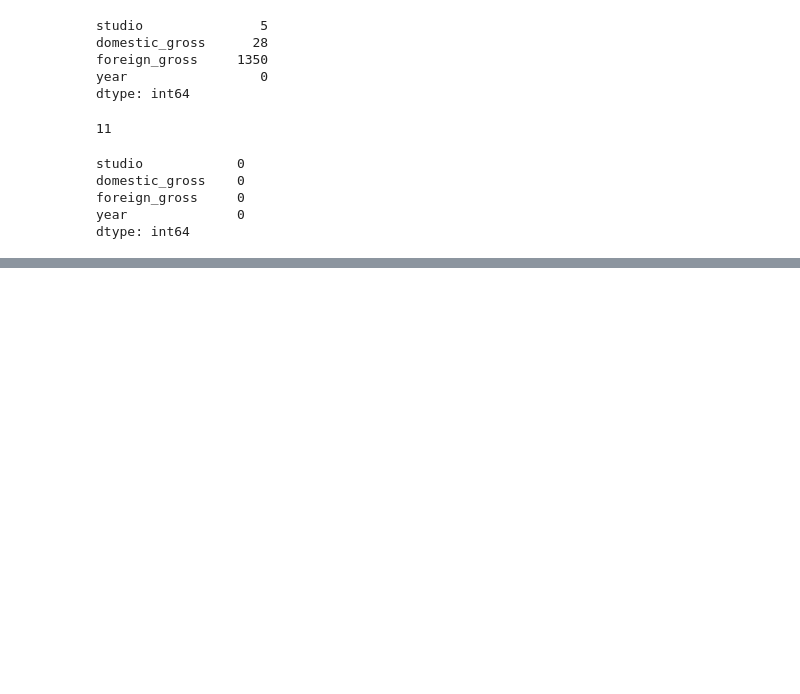
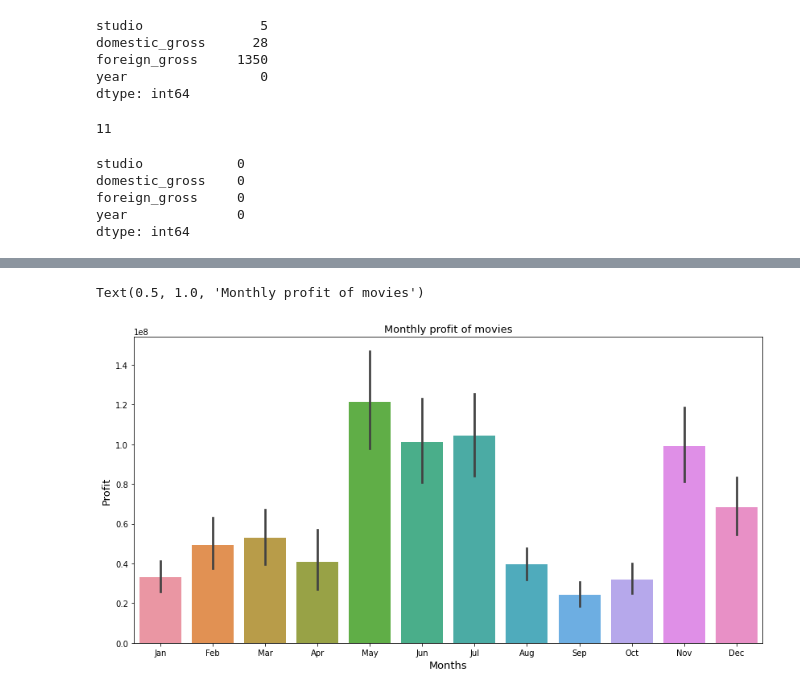
Before and after one commit to racday/ai-capstone, a Jupyter notebook: index.ipynb, the cells around one changed output, grey strips where cells are left out. Cells and saved outputs as stored; diff of their text form; code cells hidden in the pictures; blank space fills up the shorter version.

```diff
--- a/index.ipynb
+++ b/index.ipynb
@@ -400,0 +519,3 @@ tn_df =
+# %%
+tn_df['profit'] = (tn_df['worldwide_gross'] - tn_df['production_budget'])
+tn_df.head()
@@ -400,0 +530,9 @@ tn_df =
+# %%
+fig,ax = plt.subplots(figsize=(14,7))
+sns.barplot(data = tn_df, x='month', y='profit')
+ax.set_ylabel('Profit', fontsize=13)
+ax.set_xlabel('Months', fontsize=13)
+ax.set_title('Monthly profit of movies (2000-2020) ', fontsize=13)
+# %% [output]
+Text(0.5, 1.0, 'Monthly profit of movies')
+[figure, added]
```
Also changed, not shown: parts of 17 cells of this notebook.
